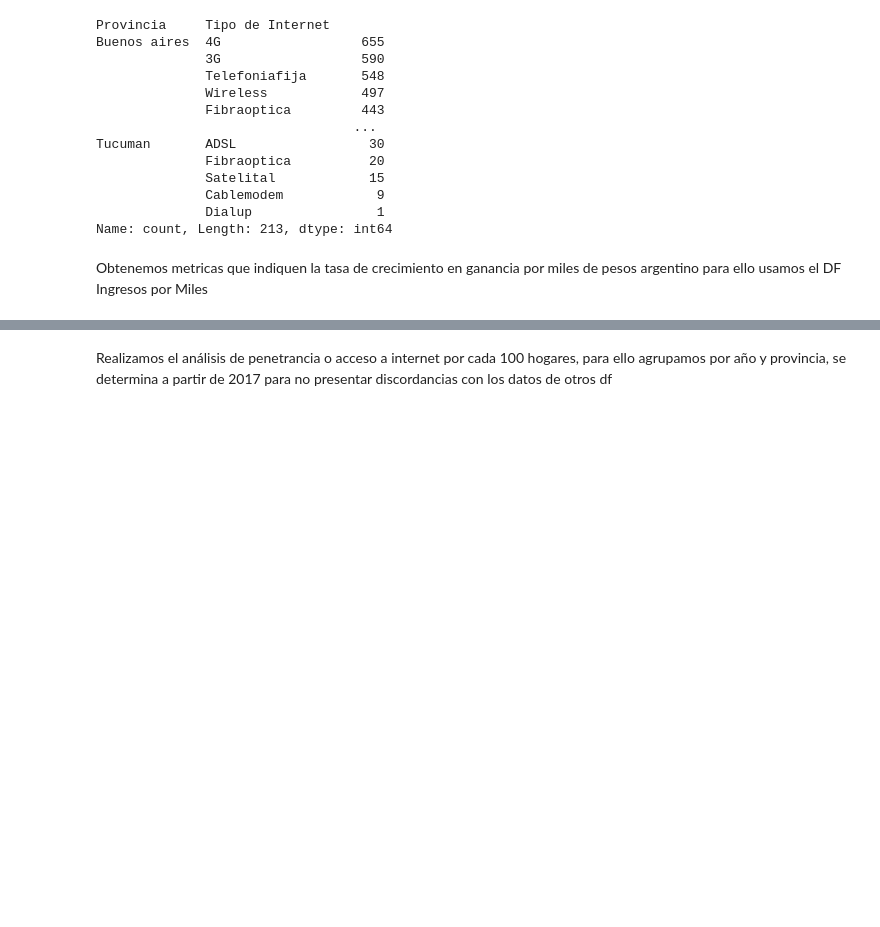
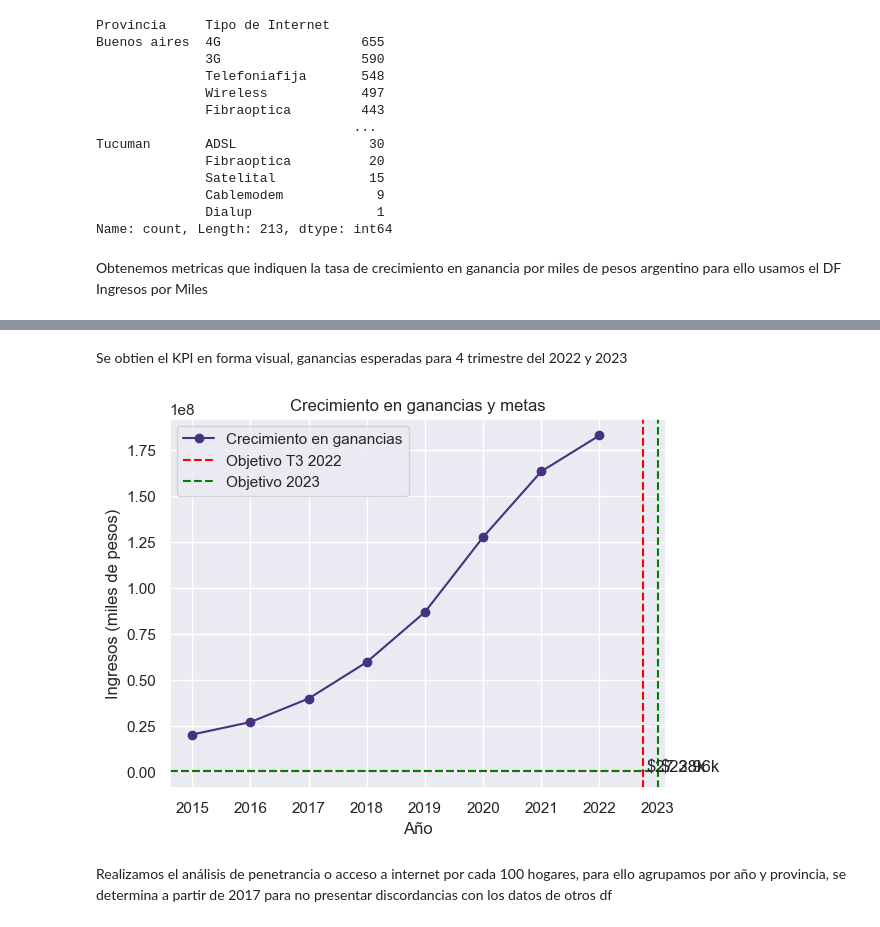
Before and after one commit to EmilianoEmanuelSosa/Telecom-Analytics-Engine, a Jupyter notebook: Cambios.ipynb, the cells around one changed output, grey strips where cells are left out. Saved outputs shown, nothing was run; the diff lists cells and outputs as text; code cells hidden in the pictures; blank space fills up the shorter version.

```diff
--- a/Cambios.ipynb
+++ b/Cambios.ipynb
@@ -414,3 +487,28 @@ agrupado_por_año
+# %% [markdown]
+Se obtien el KPI en forma visual, ganancias esperadas para 4 trimestre del 2022 y 2023
+# %%
+# Crear el gráfico de crecimiento en ganancias, se realizaz con ingreso en miles por temas de practicidad
+plt.plot(datos_hasta_2022['Año'], datos_hasta_2022['Ingresos (miles de pesos)'], marker='o', label='Crecimiento en ganancias')
+
+# Establecer las metas u objetivos para el tercer trimestre de 2022 y el año 2023
+plt.axvline(x=2022.75, color='red', linestyle='--', label='Objetivo T4 2022')
+plt.axhline(y=ingresos_2022[0], color='red', linestyle='--')
+plt.text(2022.8, ingresos_2022[0]+10000, f'${ingresos_2022[0]:.2f}k')
+
+plt.axvline(x=2023, color='green', linestyle='--', label='Objetivo 2023')
+plt.axhline(y=ingresos_2023[0], color='green', linestyle='--')
+plt.text(2023.05, ingresos_2023[0]+10000, f'${ingresos_2023[0]:.2f}k')
+
+# Personalizar el gráfico
+plt.title('Crecimiento en ganancias y metas')
+plt.xlabel('Año')
+plt.ylabel('Ingresos (miles de pesos)')
+plt.legend()
+
+# Mostrar el gráfico
+plt.show()
+# %% [output]
+[figure, added]
 # %% [markdown]
 Realizamos el análisis de penetrancia o acceso a internet por cada 100 hogares, para ello agrupamos por año y provincia, se determina a
 partir de 2017 para no presentar discordancias con los datos de otros df
```
Also changed, not shown: parts of 45 cells of this notebook, 2 other files.
